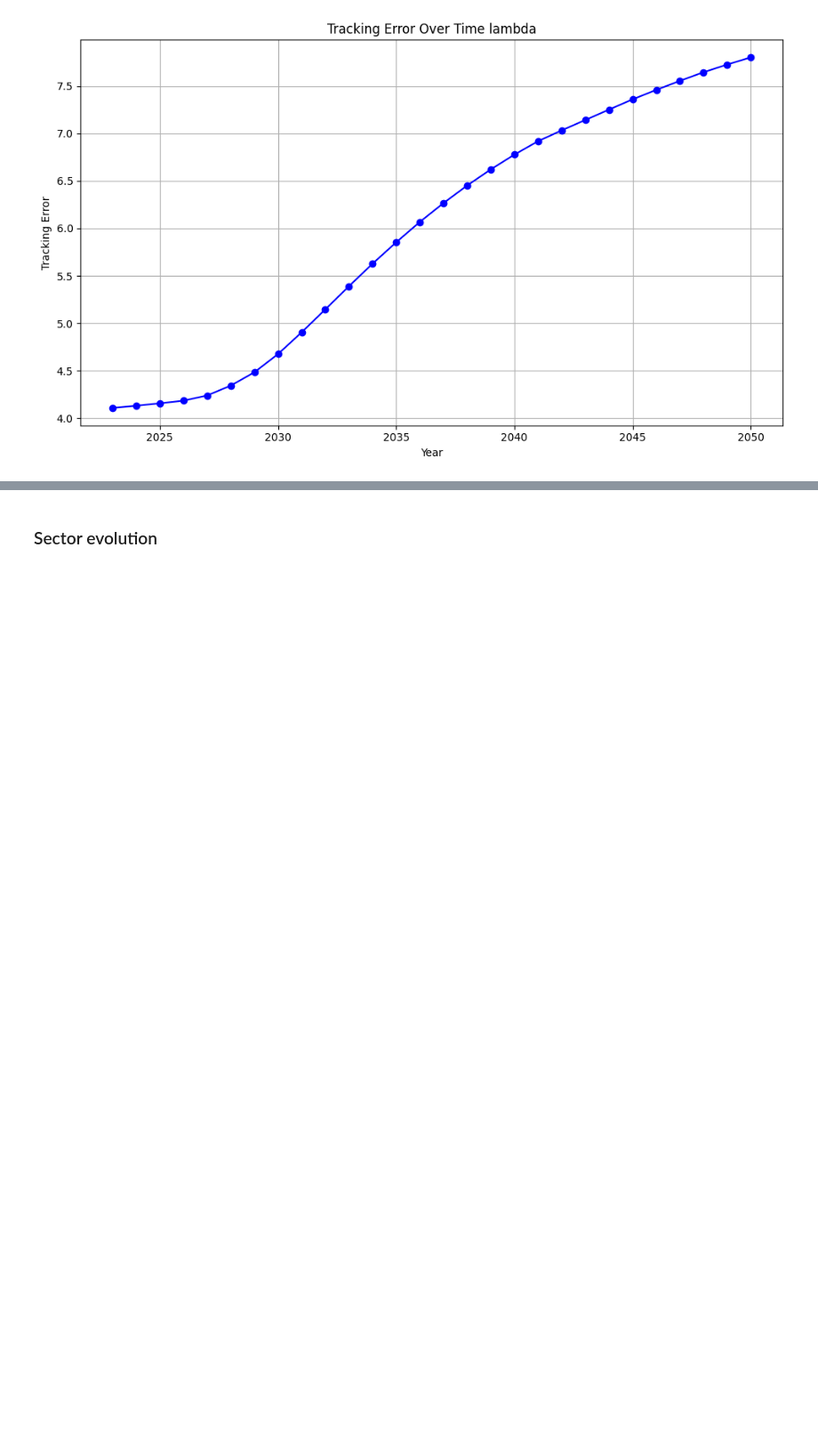
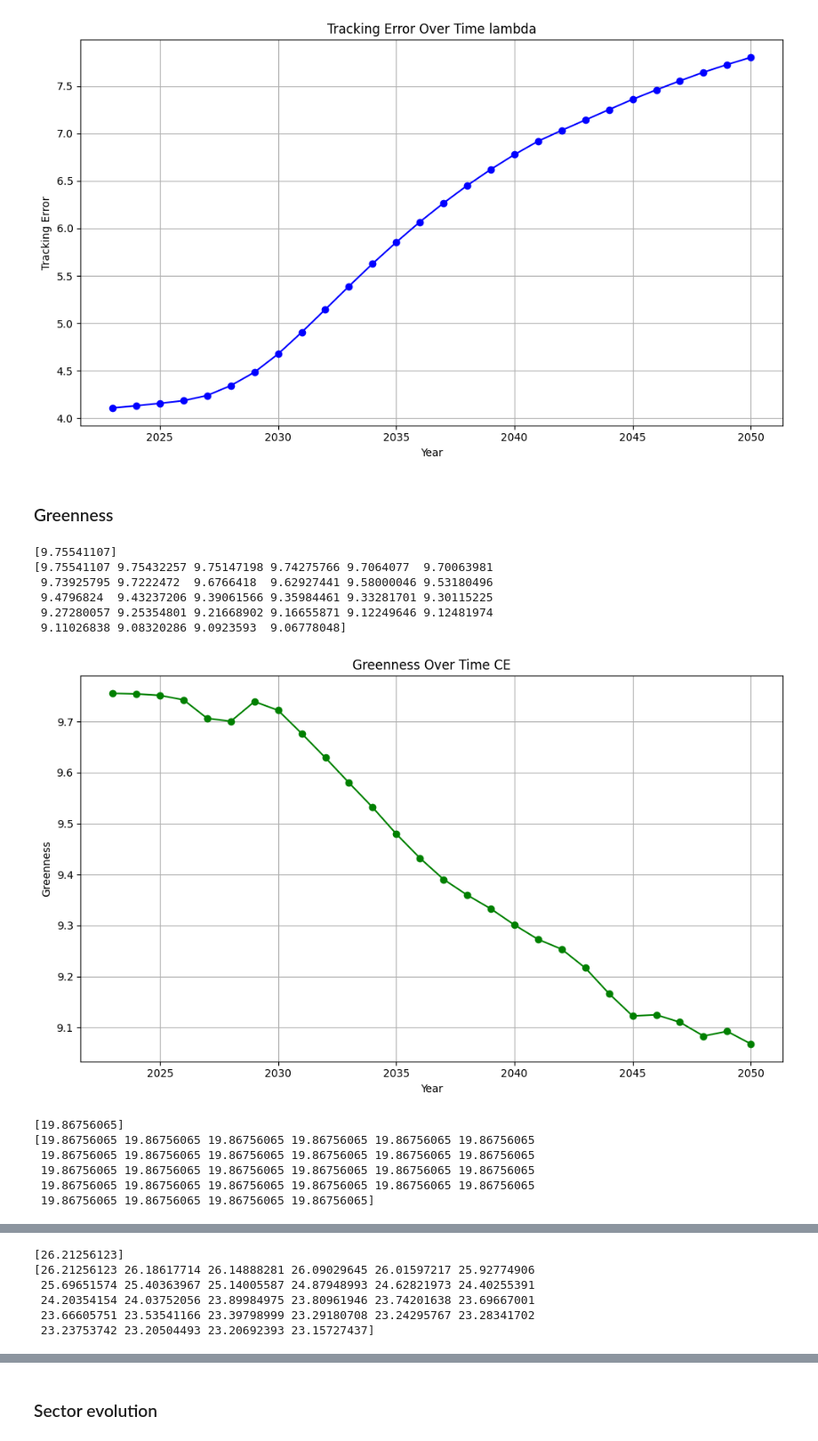
Before and after one commit to MoutetMaxime/net-zero-portfolio, a Jupyter notebook: comparison.ipynb, the cells around one changed output, grey strips where cells are left out. Shown at 89% size. Cells and saved outputs as stored; diff of their text form; code cells hidden in the pictures; blank space fills up the shorter version.

Commit message:
greenness

```diff
--- a/comparison.ipynb
+++ b/comparison.ipynb
@@ -66,3 +66,23 @@ ut.te_over_time(te_l_array,times, " lambda")
 [figure]
 [figure]
 [figure]
+# %% [markdown]
+### Greenness
+# %%
+ut.greenness(Green,CI,times,"Weights_CE_FY"," CE")
+ut.greenness(Green,CI,times,"Weights_G_FY"," G")
+ut.greenness(Green,CI,times,"Weight_G_lambda_"+str(l)+"_FY"," lambda")
+# %% [output]
+[9.75541107]
+[9.75541107 9.75432257 9.75147198 9.74275766 9.7064077  9.70063981
+ 9.73925795 9.7222472  9.6766418  9.62927441 9.58000046 9.53180496
+ 9.4796824  9.43237206 9.39061566 9.35984461 9.33281701 9.30115225
+ 9.27280057 9.25354801 9.21668902 9.16655871 9.12249646 9.12481974
+ 9.11026838 9.08320286 9.0923593  9.06778048]
+[figure, added]
+[19.86756065]
+[19.86756065 19.86756065 19.86756065 19.86756065 19.86756065 19.86756065
+ 19.86756065 19.86756065 19.86756065 19.86756065 19.86756065 19.86756065
+ 19.86756065 19.86756065 19.86756065 19.86756065 19.86756065 19.86756065
+ 19.86756065 19.86756065 19.86756065 19.86756065 19.86756065 19.86756065
+ 19.86756065 19.86756065 19.86756065 19.86756065]
@@ -68,0 +90,6 @@ ut.te_over_time(te_l_array,times, " lambda")
+[26.21256123]
+[26.21256123 26.18617714 26.14888281 26.09029645 26.01597217 25.92774906
+ 25.69651574 25.40363967 25.14005587 24.87948993 24.62821973 24.40255391
+ 24.20354154 24.03752056 23.89984975 23.80961946 23.74201638 23.69667001
+ 23.66605751 23.53541166 23.39798999 23.29180708 23.24295767 23.28341702
+ 23.23753742 23.20504493 23.20692393 23.15727437]
```
Also changed, not shown: parts of 1 cell of this notebook, 1 other file.
